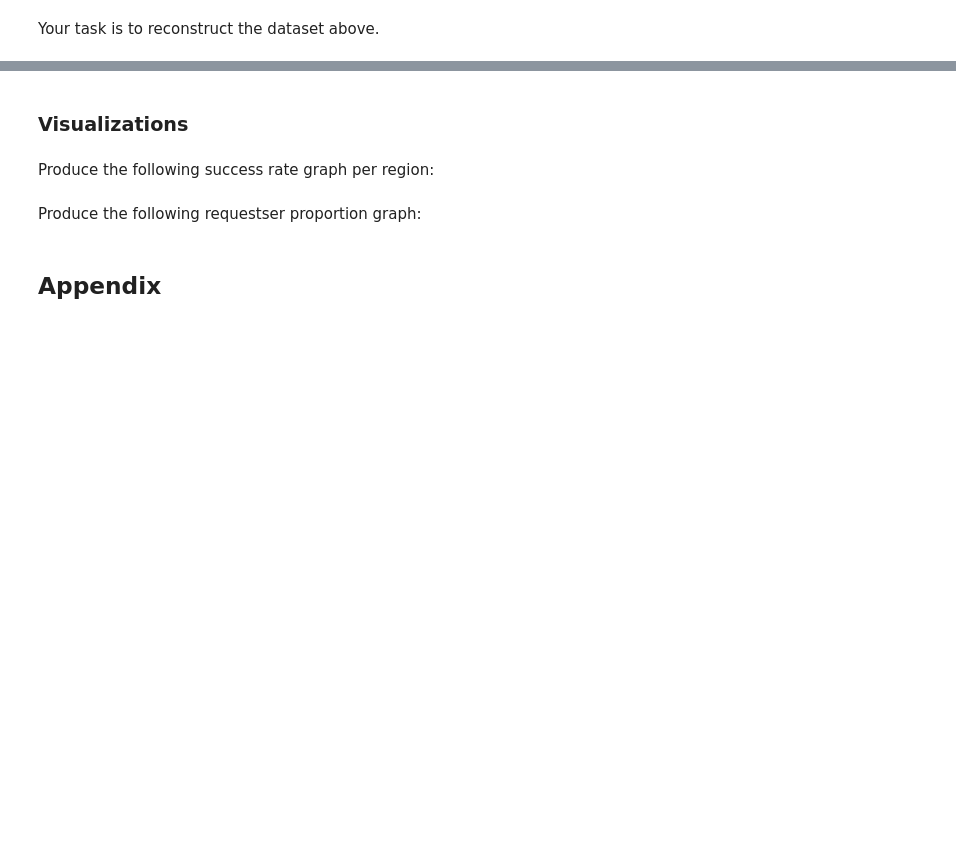
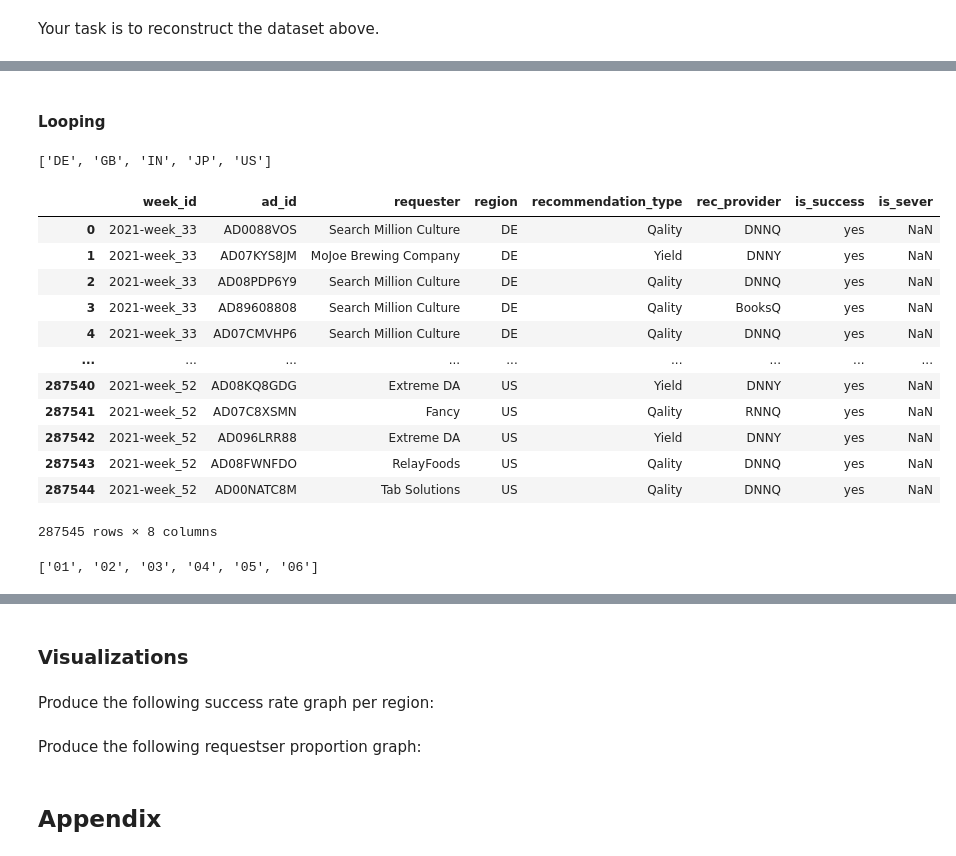
Before and after one commit to charrlz/Python-ML--Pandas, a Jupyter notebook: Exercise_2-Solution_Charlie.ipynb, the cells around one changed output, grey strips where cells are left out. Cells and saved outputs as stored; diff of their text form; code cells hidden in the pictures; blank space fills up the shorter version.

```diff
--- a/Exercise_2-Solution_Charlie.ipynb
+++ b/Exercise_2-Solution_Charlie.ipynb
@@ -1166,0 +1178,3 @@ sorted(weekly_files)[:10]
+# %%
+ad_recs_annotated = pd.read_csv('data/ad_annotations.csv')
+ad_recs_annotated.sample(5)
@@ -1168,0 +1245,14 @@ Your task is to reconstruct the dataset above.
+# %%
+regions = ad_recs_annotated.region.unique().tolist()
+for region in regions :
+    tmp_sample = pd.read_csv(f'data/weekly/2022_52_{region}__Sample.csv')
+    tmp_sample.week_id = '2021-week_52'
+    tmp_sample.to_csv(f'data/weekly/2021_52_{region}__Sample.csv', index = False)
+
+    tmp_qality = pd.read_csv(f'data/weekly/2022_52_{region}_Qality_annotation_result.csv')
+    tmp_qality.to_csv(f'data/weekly/2021_52_{region}_Qality_annotation_result.csv', index = False)
+
+    tmp_yield = pd.read_csv(f'data/weekly/2022_52_{region}_Yield_annotation_result.csv')
+    tmp_yield.to_csv(f'data/weekly/2021_52_{region}_Yield_annotation_result.csv', index = False)
+# %% [markdown]
+#### Looping
@@ -1168,0 +1263,56 @@ Your task is to reconstruct the dataset above.
+# %%
+regions = ad_recs_annotated.region.unique().tolist()
+regions
+# %% [output]
+['DE', 'GB', 'IN', 'JP', 'US']
+# %%
+
+week_numbers_2021 = list(range(33,53))
+
+regions = ad_recs_annotated.region.unique().tolist()
+df_2021 = pd.DataFrame()
+
+for week in week_numbers_2021 :
+    #print(f'week{week}')
+    for region in regions:
+            try :
+                tmp_qality = pd.read_csv(f'data/weekly/2021_{week}_{region}_Qality_annotation_result.csv')
+                tmp_qality['recommendation_type'] = 'Qality'
+
+                tmp_yield = pd.read_csv(f'data/weekly/2021_{week}_{region}_Yield_annotation_result.csv')
+                tmp_yield['recommendation_type'] = 'Yield'
+
+                tmp_q_y = pd.concat([tmp_qality, tmp_yield],ignore_index=True)
+                #print('succeeded to read')
+
+                tmp_sample = pd.read_csv(f'data/weekly/2021_{week}_{region}__Sample.csv')
+
+                tmp_joined = tmp_sample.merge(tmp_q_y, on=['region','ad_id','recommendation_type'], how='left')
+
+                df_2021 = pd.concat([df_2021, tmp_joined],ignore_index=True)
+
+            except FileNotFoundError :
+                continue
+# %%
+df_2021
+# %% [output]
+|  | week_id | ad_id | requester | region | recommendation_type | rec_provider | is_success | is_sever |
+| 0 | 2021-week_33 | AD0088VOS | Search Million Culture | DE | Qality | DNNQ | yes | NaN |
+| 1 | 2021-week_33 | AD07KYS8JM | MoJoe Brewing Company | DE | Yield | DNNY | yes | NaN |
+| 2 | 2021-week_33 | AD08PDP6Y9 | Search Million Culture | DE | Qality | DNNQ | yes | NaN |
+| 3 | 2021-week_33 | AD89608808 | Search Million Culture | DE | Qality | BooksQ | yes | NaN |
+| 4 | 2021-week_33 | AD07CMVHP6 | Search Million Culture | DE | Qality | DNNQ | yes | NaN |
+| ... | ... | ... | ... | ... | ... | ... | ... | ... |
+| 287540 | 2021-week_52 | AD08KQ8GDG | Extreme DA | US | Yield | DNNY | yes | NaN |
+| 287541 | 2021-week_52 | AD07C8XSMN | Fancy | US | Qality | RNNQ | yes | NaN |
+| 287542 | 2021-week_52 | AD096LRR88 | Extreme DA | US | Yield | DNNY | yes | NaN |
+| 287543 | 2021-week_52 | AD08FWNFDO | RelayFoods | US | Qality | DNNQ | yes | NaN |
+| 287544 | 2021-week_52 | AD00NATC8M | Tab Solutions | US | Qality | DNNQ | yes | NaN |
+287545 rows × 8 columns
+# %%
+week_numbers_2022 =[]
+for i in range(1,7):
+    week_numbers_2022.append('0'+f'{i}')
+week_numbers_2022
+# %% [output]
+['01', '02', '03', '04', '05', '06']
```
Also changed, not shown: parts of 14 cells of this notebook.
